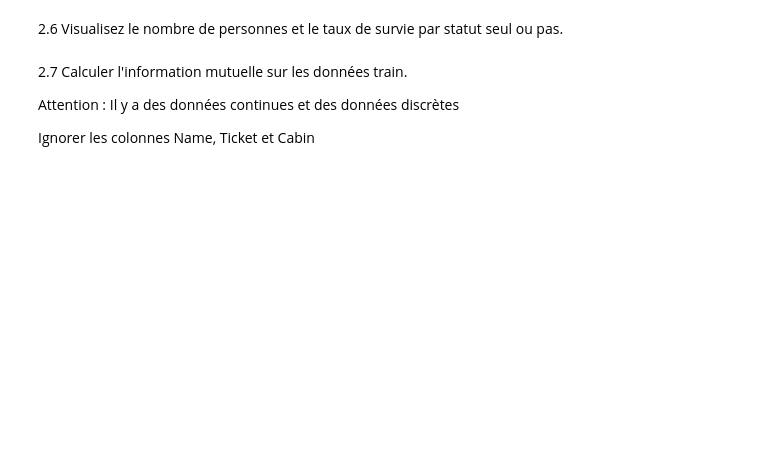
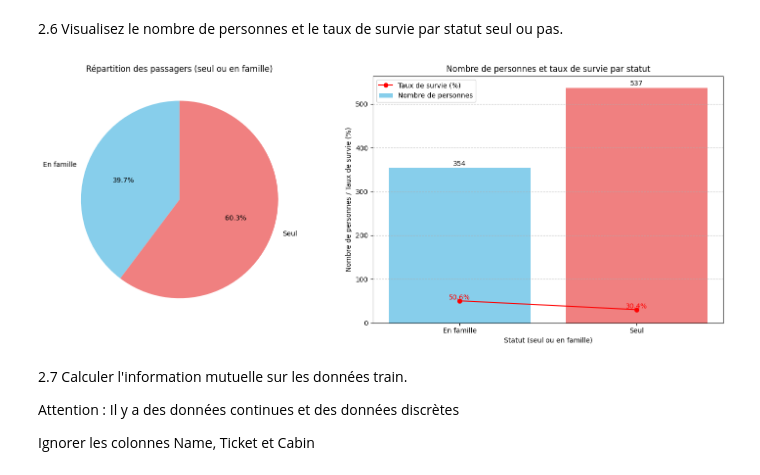
Before and after one commit to Giassinne/Bestioles, a Jupyter notebook: tp_collecte.ipynb, the cells around one changed output. Drawn from its saved outputs; the diff is of its cells as text; code cells hidden in the pictures; blank space fills up the shorter version.

```diff
--- a/tp_collecte.ipynb
+++ b/tp_collecte.ipynb
@@ -48,2 +190,12 @@ ModuleNotFoundError: No module named 'numpy'
 # %% [markdown]
 2.5 Calculer une nouvelle colonne IsAlone indiquant si le passager est seul ou pas, pour les DataFrame train et Test. Afficher pour 10 exemples l'Id du passager, le nom, l'age, le sexe et le status IsAlone.
+# %%
+# prompt: Calculer une nouvelle colonne IsAlone indiquant si le passager est seul ou pas, pour les DataFrame train et Test. Afficher pour 10 exemples l'Id du passager, le nom, l'age, le sexe et le status IsAlone.
+
+train['IsAlone'] = 0
+train.loc[train['FamilySize'] == 1, 'IsAlone'] = 1
+
+test['IsAlone'] = 0
+test.loc[test['FamilySize'] == 1, 'IsAlone'] = 1
+
+display(train[['PassengerId', 'Name', 'Age', 'Sex', 'IsAlone']].sample(10))
@@ -50,5 +214,43 @@ ModuleNotFoundError: No module named 'numpy'
 # %% [markdown]
 2.6 Visualisez le nombre de personnes et le taux de survie par statut seul ou pas.
+# %%
+# prompt:  Visualisez le nombre de personnes et le taux de survie par statut seul ou pas circle graph and normal graph beside in french
+
+import matplotlib.pyplot as plt
+
+# 2.6 Visualisez le nombre de personnes et le taux de survie par statut seul ou pas.
+is_alone_stats = train.groupby('IsAlone')['Survived'].agg(['count', 'mean'])
+is_alone_stats['mean'] *= 100
+
+# Create subplots
+fig, axes = plt.subplots(1, 2, figsize=(15, 6))
+
+# Circle graph (pie chart)
+axes[0].pie(is_alone_stats['count'], labels=['En famille', 'Seul'], autopct='%1.1f%%', startangle=90, colors=['skyblue', 'lightcoral'])
+axes[0].set_title('Répartition des passagers (seul ou en famille)')
+
+# Bar graph
+axes[1].bar(is_alone_stats.index.map({0: 'En famille', 1: 'Seul'}), is_alone_stats['count'], label='Nombre de personnes', color=['skyblue', 'lightcoral'])
+axes[1].plot(is_alone_stats.index.map({0: 'En famille', 1: 'Seul'}), is_alone_stats['mean'], marker='o', color='red', label='Taux de survie (%)')
+axes[1].set_xlabel('Statut (seul ou en famille)')
+axes[1].set_ylabel('Nombre de personnes / Taux de survie (%)')
+axes[1].set_title('Nombre de personnes et taux de survie par statut')
+axes[1].legend()
+axes[1].grid(axis='y', linestyle='--', alpha=0.7)
+
+
+# Add data labels for count
+for i, count in enumerate(is_alone_stats['count']):
+    axes[1].text(i, count + 2, str(count), ha='center', va='bottom')
+
+# Add data labels for survival rate
+for i, rate in enumerate(is_alone_stats['mean']):
+    axes[1].text(i, rate, f'{rate:.1f}%', ha='center', va='bottom', color='red')
+
+plt.tight_layout()
+plt.show()
+# %% [output]
+[figure, added]
 # %% [markdown]
 2.7 Calculer l'information mutuelle sur les données train.
 
```
Also changed, not shown: parts of 20 cells of this notebook.
